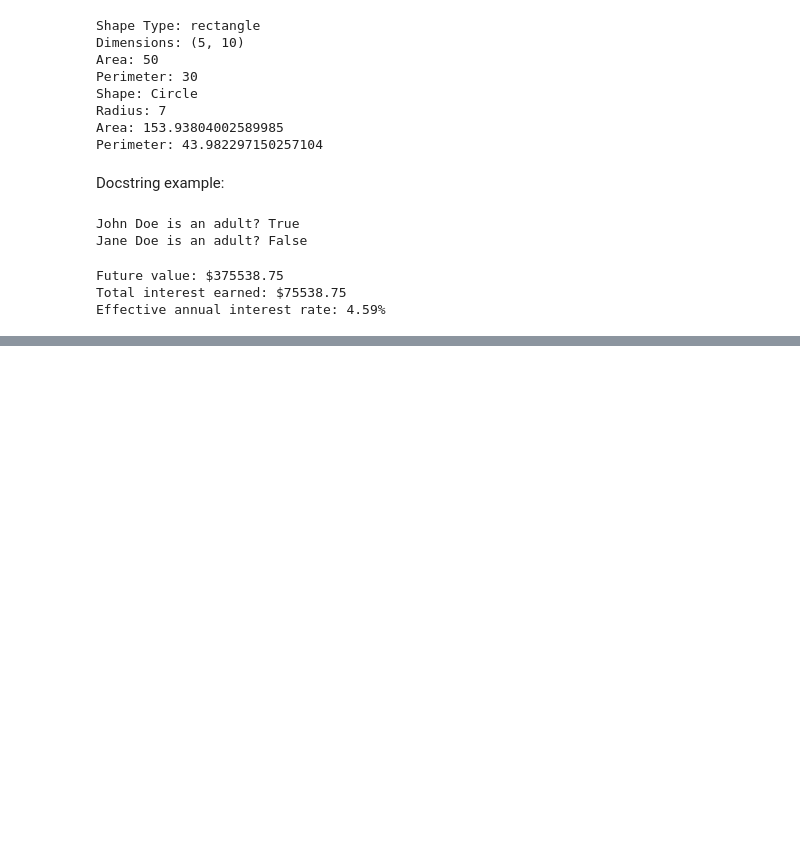
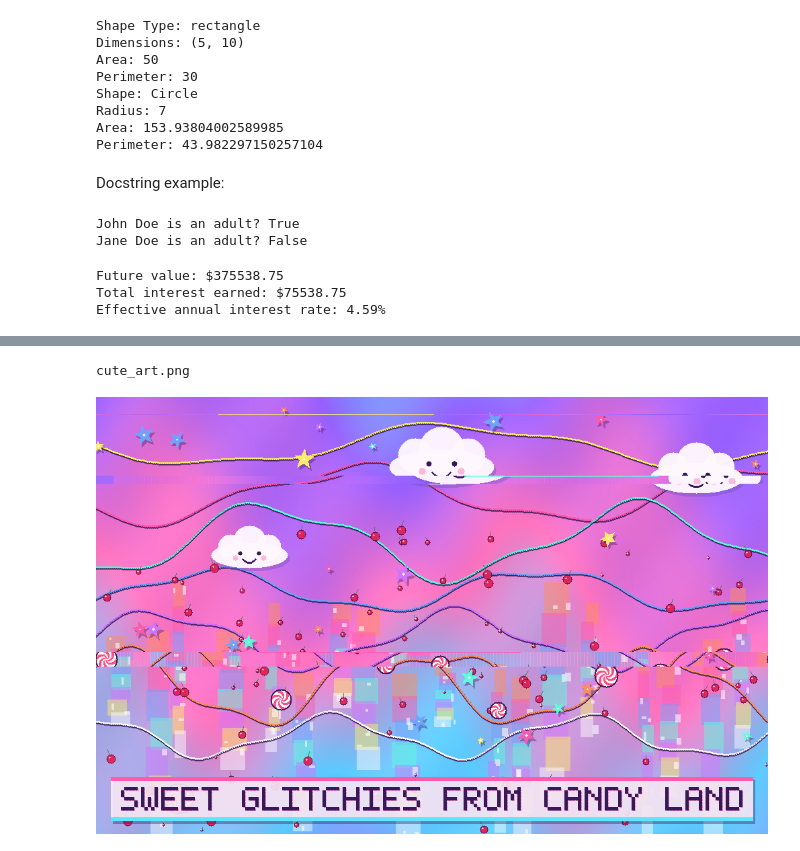
Before and after one commit to Mattie/cataclysm, a Jupyter notebook: notebooks/GettingStartedWithTheEnd-cataclysm.ipynb, the cells around one changed output, grey strips where cells are left out. Saved outputs shown, nothing was run; the diff lists cells and outputs as text; code cells hidden in the pictures; blank space fills up the shorter version.

Commit message:
Modernize Cataclysm runtime and examples

```diff
--- a/notebooks/GettingStartedWithTheEnd-cataclysm.ipynb
+++ b/notebooks/GettingStartedWithTheEnd-cataclysm.ipynb
@@ -263,0 +268,27 @@ Effective annual interest rate: 4.59%
+# %%
+from cataclysm import doom
+
+image_path = doom.cute_psychedelic_glitch_art(
+    "cute_art.png",
+    width=1000,
+    height=650,
+    num_colorful_sine_waves=7,
+    num_cute_stars=28,
+    num_smiling_clouds=3,
+    num_peppermints=6,
+    num_cherries=100,
+    beautiful_pixel_sorted_waterfalls=True,
+    extra_random_glitch_effects=3,
+    background_colors=["cute_purple", "cute_pink", "cute_blue"],
+    text_banner="SWEET GLITCHIES FROM CANDY LAND"
+)
+
+print(image_path)
+# %% [output]
+cute_art.png
+# %%
+from IPython.display import display, Image
+
+display(Image(filename=image_path))
+# %% [output]
+[figure, added]
```
Also changed, not shown: parts of 1 cell of this notebook, 17 other files.
